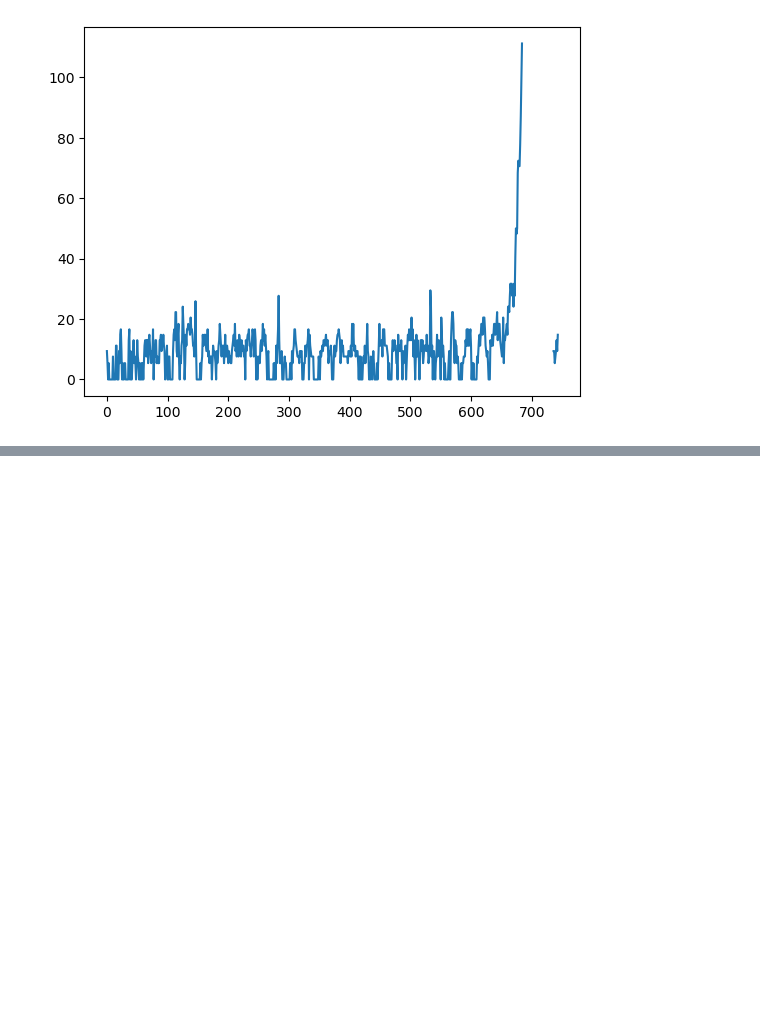
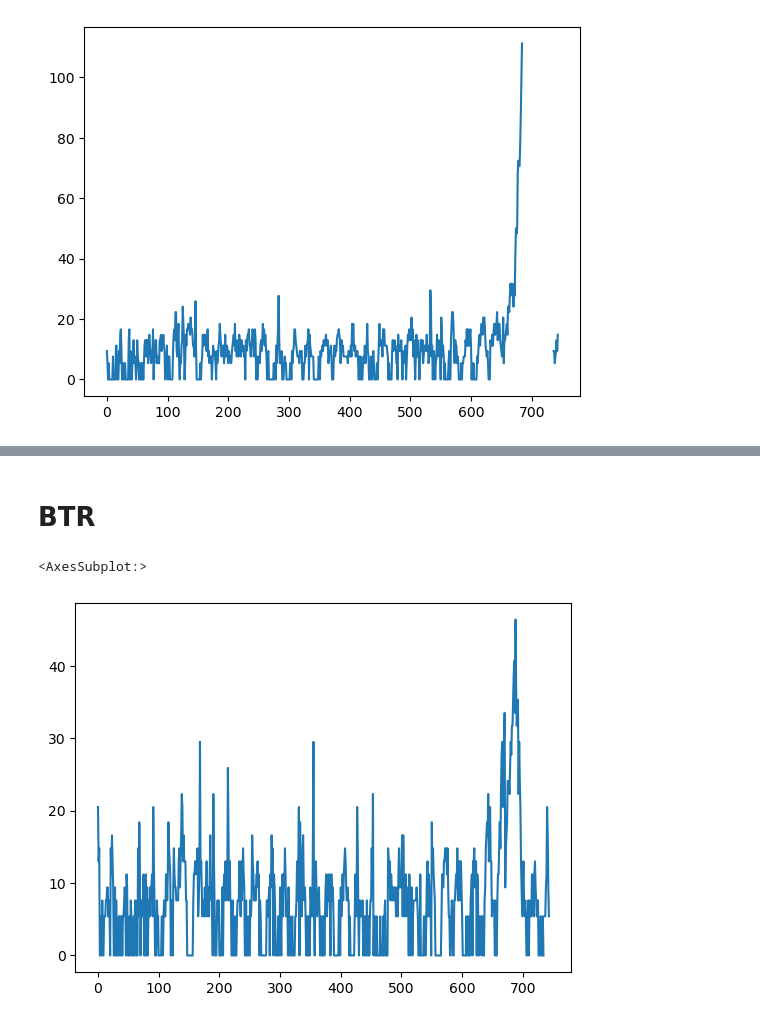
Before and after one commit to DanielSchuster259/sql-api-project-weather-flights, a Jupyter notebook: daniels.ipynb, the cells around one changed output, grey strips where cells are left out. Cells and saved outputs as stored; diff of their text form; code cells hidden in the pictures; blank space fills up the shorter version.

```diff
--- a/daniels.ipynb
+++ b/daniels.ipynb
@@ -189,0 +204,12 @@ msy_hourly_clean.wind_speed_kph.plot()
+# %% [markdown]
+# BTR
+# %%
+btr_hourly = get_kat_data('30.53236', '-91.151461', 'hourly')
+
+btr_hourly_clean = clean_hourly_data(btr_hourly, 'BTR')
+
+# msy_hourly_clean.wind_speed_kph.sort_values(ascending=False)
+btr_hourly_clean.wind_speed_kph.plot()
+# %% [output]
+<AxesSubplot:>
+[figure, added]
```
Also changed, not shown: parts of 27 cells of this notebook.
